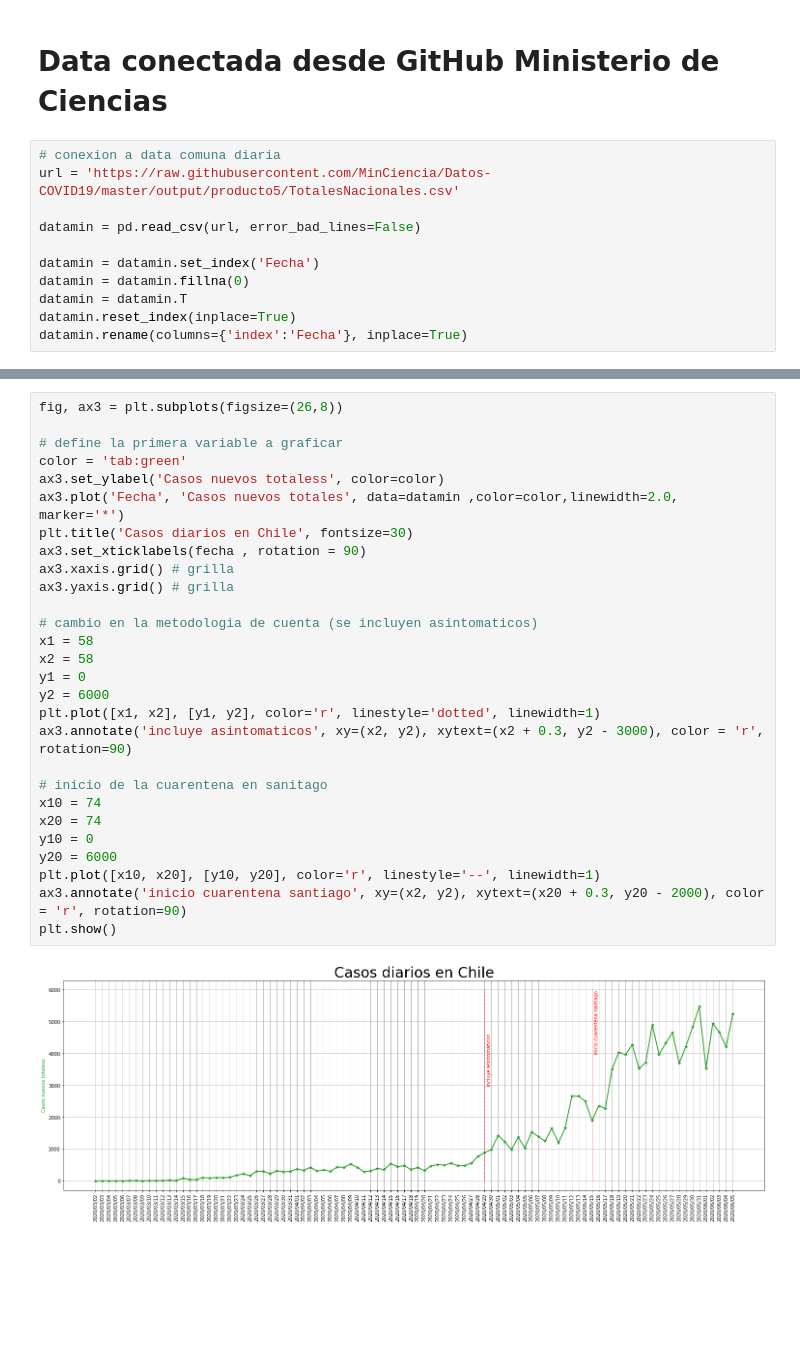
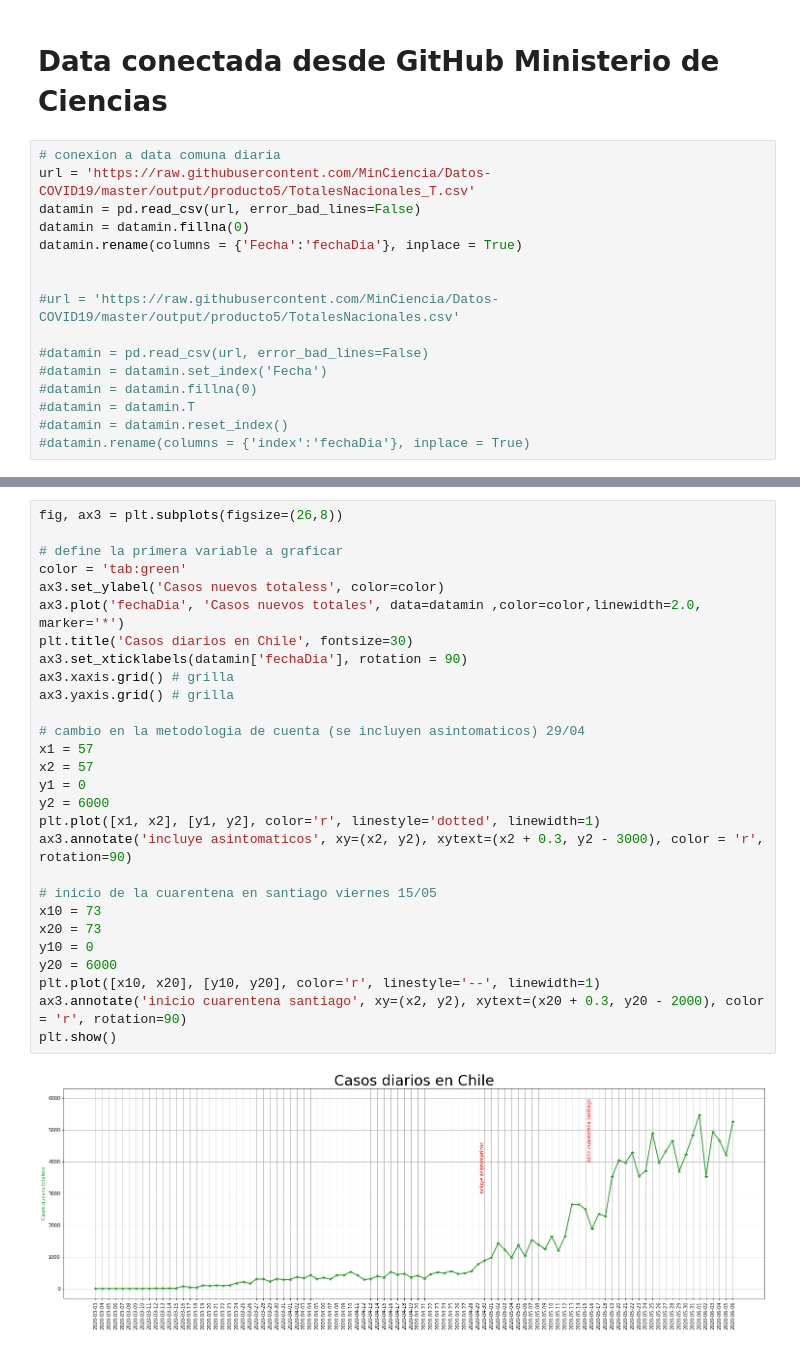
Before and after one commit to gmezaarrepol/informacionCovid, a Jupyter notebook: covid19_chile.ipynb, the cells around one changed output, grey strips where cells are left out. Drawn from its saved outputs; the diff is of its cells as text; blank space fills up the shorter version.

```diff
--- a/covid19_chile.ipynb
+++ b/covid19_chile.ipynb
@@ -12,12 +12,17 @@ import pandas as pd
 # Data conectada desde GitHub Ministerio de Ciencias
 # %%
 # conexion a data comuna diaria
-url = 'https://raw.githubusercontent.com/MinCiencia/Datos-COVID19/master/output/producto5/TotalesNacionales.csv'
+url = 'https://raw.githubusercontent.com/MinCiencia/Datos-COVID19/master/output/producto5/TotalesNacionales_T.csv'
+datamin = pd.read_csv(url, error_bad_lines=False)
+datamin = datamin.fillna(0)
+datamin.rename(columns = {'Fecha':'fechaDia'}, inplace = True)
 
-datamin = pd.read_csv(url, error_bad_lines=False)
 
-datamin = datamin.set_index('Fecha')
-datamin = datamin.fillna(0)
-datamin = datamin.T
-datamin.reset_index(inplace=True)
-datamin.rename(columns={'index':'Fecha'}, inplace=True)
+#url = 'https://raw.githubusercontent.com/MinCiencia/Datos-COVID19/master/output/producto5/TotalesNacionales.csv'
+
+#datamin = pd.read_csv(url, error_bad_lines=False)
+#datamin = datamin.set_index('Fecha')
+#datamin = datamin.fillna(0)
+#datamin = datamin.T
+#datamin = datamin.reset_index()
+#datamin.rename(columns = {'index':'fechaDia'}, inplace = True)
@@ -69,33 +83,33 @@ plt.show()
 # %%
 fig, ax3 = plt.subplots(figsize=(26,8))
 
 # define la primera variable a graficar
 color = 'tab:green'
 ax3.set_ylabel('Casos nuevos totaless', color=color)
-ax3.plot('Fecha', 'Casos nuevos totales', data=datamin ,color=color,linewidth=2.0, marker='*')
+ax3.plot('fechaDia', 'Casos nuevos totales', data=datamin ,color=color,linewidth=2.0, marker='*')
 plt.title('Casos diarios en Chile', fontsize=30)
-ax3.set_xticklabels(fecha , rotation = 90)
+ax3.set_xticklabels(datamin['fechaDia'], rotation = 90)
 ax3.xaxis.grid() # grilla
 ax3.yaxis.grid() # grilla
 
-# cambio en la metodologia de cuenta (se incluyen asintomaticos)
-x1 = 58
-x2 = 58
+# cambio en la metodologia de cuenta (se incluyen asintomaticos) 29/04
+x1 = 57
+x2 = 57
 y1 = 0
 y2 = 6000
 plt.plot([x1, x2], [y1, y2], color='r', linestyle='dotted', linewidth=1)
 ax3.annotate('incluye asintomaticos', xy=(x2, y2), xytext=(x2 + 0.3, y2 - 3000), color = 'r', rotation=90)
 
-# inicio de la cuarentena en sanitago
-x10 = 74
-x20 = 74
+# inicio de la cuarentena en santiago viernes 15/05
+x10 = 73
+x20 = 73
 y10 = 0
 y20 = 6000
 plt.plot([x10, x20], [y10, y20], color='r', linestyle='--', linewidth=1)
 ax3.annotate('inicio cuarentena santiago', xy=(x2, y2), xytext=(x20 + 0.3, y20 - 2000), color = 'r', rotation=90)
 plt.show()
 # %% [output]
-[figure, old version]
+[figure, new version]
 # %%
 datamin['diaFallecidos'] = datamin['Fallecidos'].shift(-1) - datamin['Fallecidos']
 
```
Also changed, not shown: parts of 14 cells of this notebook.
